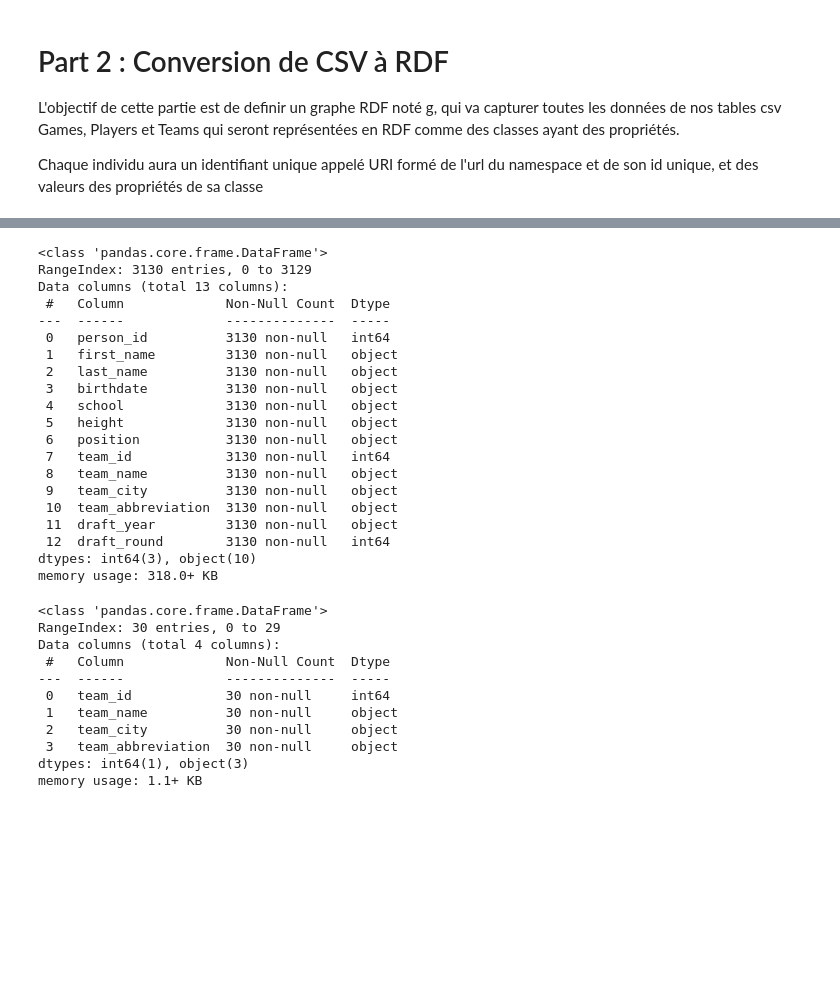
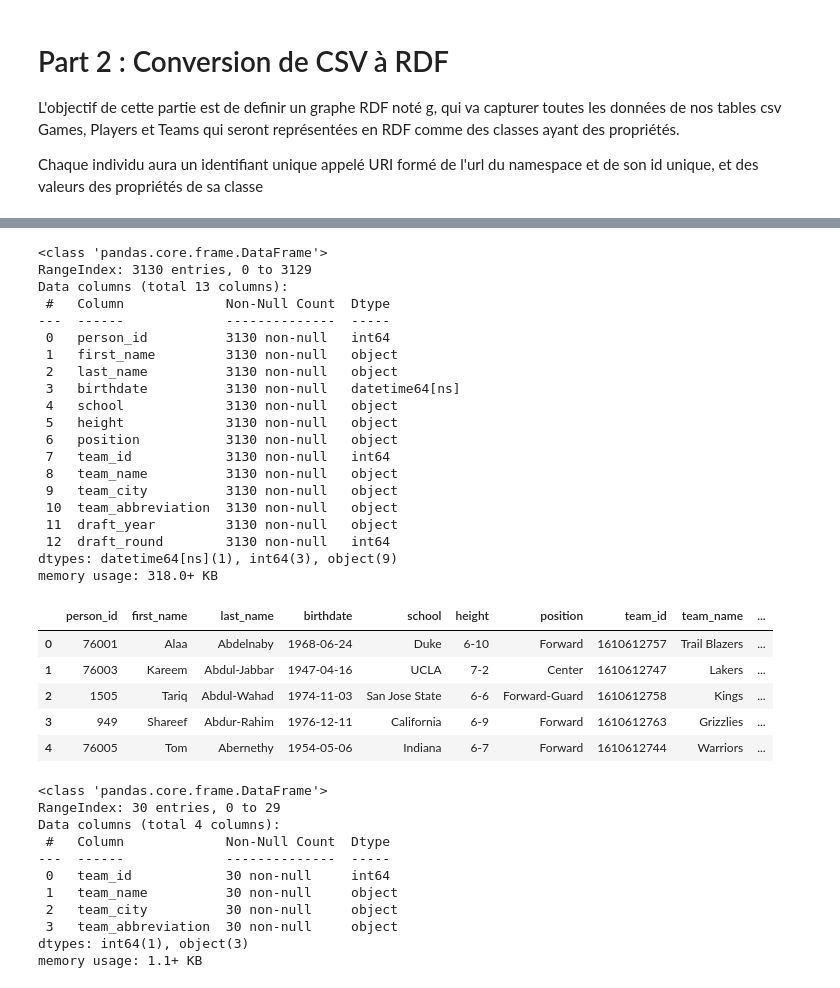
Before and after one commit to ChrisEssomba/Knowledge-graph-HW1, a Jupyter notebook: notebook.ipynb, the cells around one changed output, grey strips where cells are left out. Drawn from its saved outputs; the diff is of its cells as text; code cells hidden in the pictures; blank space fills up the shorter version.

```diff
--- a/notebook.ipynb
+++ b/notebook.ipynb
@@ -321,26 +339,33 @@ memory usage: 1.8+ MB
 # %%
 players.info()
+players.head()
 # %% [output]
 <class 'pandas.core.frame.DataFrame'>
 RangeIndex: 3130 entries, 0 to 3129
 Data columns (total 13 columns):
  #   Column             Non-Null Count  Dtype
 ---  ------             --------------  -----
  0   person_id          3130 non-null   int64
  1   first_name         3130 non-null   object
  2   last_name          3130 non-null   object
- 3   birthdate          3130 non-null   object
+ 3   birthdate          3130 non-null   datetime64[ns]
  4   school             3130 non-null   object
  5   height             3130 non-null   object
  6   position           3130 non-null   object
  7   team_id            3130 non-null   int64
  8   team_name          3130 non-null   object
  9   team_city          3130 non-null   object
  10  team_abbreviation  3130 non-null   object
  11  draft_year         3130 non-null   object
  12  draft_round        3130 non-null   int64
-dtypes: int64(3), object(10)
+dtypes: datetime64[ns](1), int64(3), object(9)
 memory usage: 318.0+ KB
+|  | person_id | first_name | last_name | birthdate | school | height | position | team_id | team_name | ... |
+| 0 | 76001 | Alaa | Abdelnaby | 1968-06-24 | Duke | 6-10 | Forward | 1610612757 | Trail Blazers | ... |
+| 1 | 76003 | Kareem | Abdul-Jabbar | 1947-04-16 | UCLA | 7-2 | Center | 1610612747 | Lakers | ... |
+| 2 | 1505 | Tariq | Abdul-Wahad | 1974-11-03 | San Jose State | 6-6 | Forward-Guard | 1610612758 | Kings | ... |
+| 3 | 949 | Shareef | Abdur-Rahim | 1976-12-11 | California | 6-9 | Forward | 1610612763 | Grizzlies | ... |
+| 4 | 76005 | Tom | Abernethy | 1954-05-06 | Indiana | 6-7 | Forward | 1610612744 | Warriors | ... |
 # %%
 players["birthdate"] = pd.to_datetime(players["birthdate"])
 # %%
```
Also changed, not shown: parts of 8 cells of this notebook.
